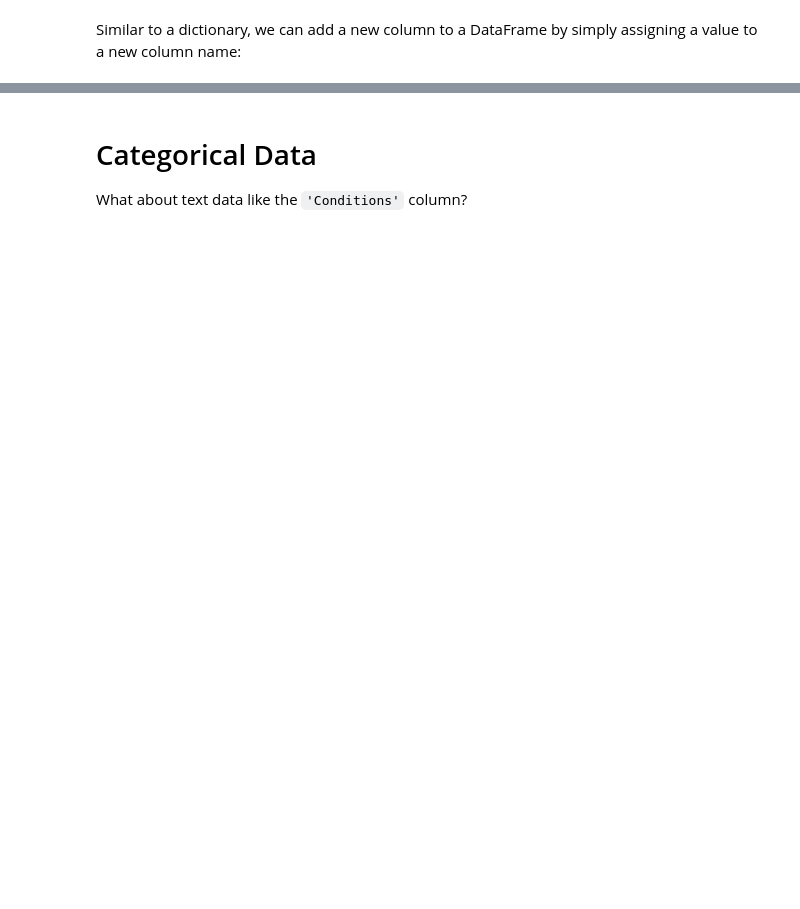
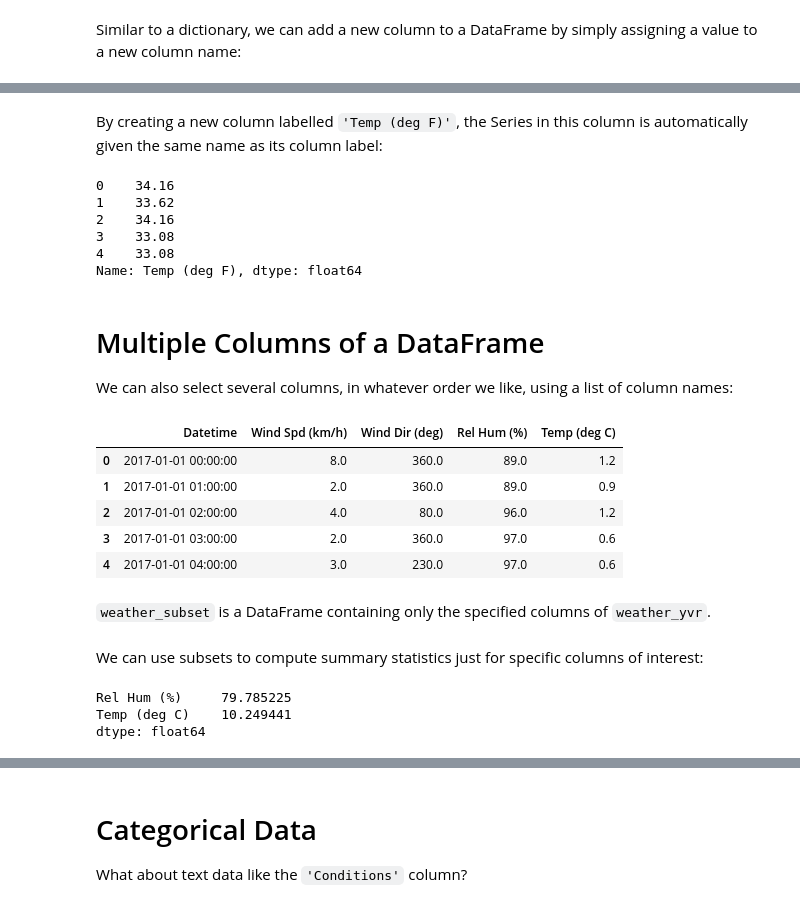
Before and after one commit to jenfly/pyladies-pandas, a Jupyter notebook: lesson1-starting-with-data.ipynb, the cells around one changed output, grey strips where cells are left out. Cells and saved outputs as stored; diff of their text form; code cells hidden in the pictures; blank space fills up the shorter version.

```diff
--- a/lesson1-starting-with-data.ipynb
+++ b/lesson1-starting-with-data.ipynb
@@ -267,0 +382,37 @@ weather_yvr.head(3)
+# %% [markdown]
+By creating a new column labelled `'Temp (deg F)'`, the Series in this column is automatically given the same name as its column label:
+# %%
+weather_yvr['Temp (deg F)'].head()
+# %% [output]
+0    34.16
+1    33.62
+2    34.16
+3    33.08
+4    33.08
+Name: Temp (deg F), dtype: float64
+# %% [markdown]
+# Multiple Columns of a DataFrame
+
+We can also select several columns, in whatever order we like, using a list of column names:
+# %%
+subset_columns = ['Datetime', 'Wind Spd (km/h)', 'Wind Dir (deg)', 'Rel Hum (%)', 'Temp (deg C)']
+weather_subset = weather_yvr[subset_columns]
+weather_subset.head()
+# %% [output]
+|  | Datetime | Wind Spd (km/h) | Wind Dir (deg) | Rel Hum (%) | Temp (deg C) |
+| 0 | 2017-01-01 00:00:00 | 8.0 | 360.0 | 89.0 | 1.2 |
+| 1 | 2017-01-01 01:00:00 | 2.0 | 360.0 | 89.0 | 0.9 |
+| 2 | 2017-01-01 02:00:00 | 4.0 | 80.0 | 96.0 | 1.2 |
+| 3 | 2017-01-01 03:00:00 | 2.0 | 360.0 | 97.0 | 0.6 |
+| 4 | 2017-01-01 04:00:00 | 3.0 | 230.0 | 97.0 | 0.6 |
+# %% [markdown]
+`weather_subset` is a DataFrame containing only the specified columns of `weather_yvr`.
+# %% [markdown]
+We can use subsets  to compute summary statistics just for specific columns of interest:
+# %%
+stats_columns = ['Rel Hum (%)', 'Temp (deg C)']
+weather_yvr[stats_columns].mean()
+# %% [output]
+Rel Hum (%)     79.785225
+Temp (deg C)    10.249441
+dtype: float64
```
Also changed, not shown: parts of 86 cells of this notebook.
